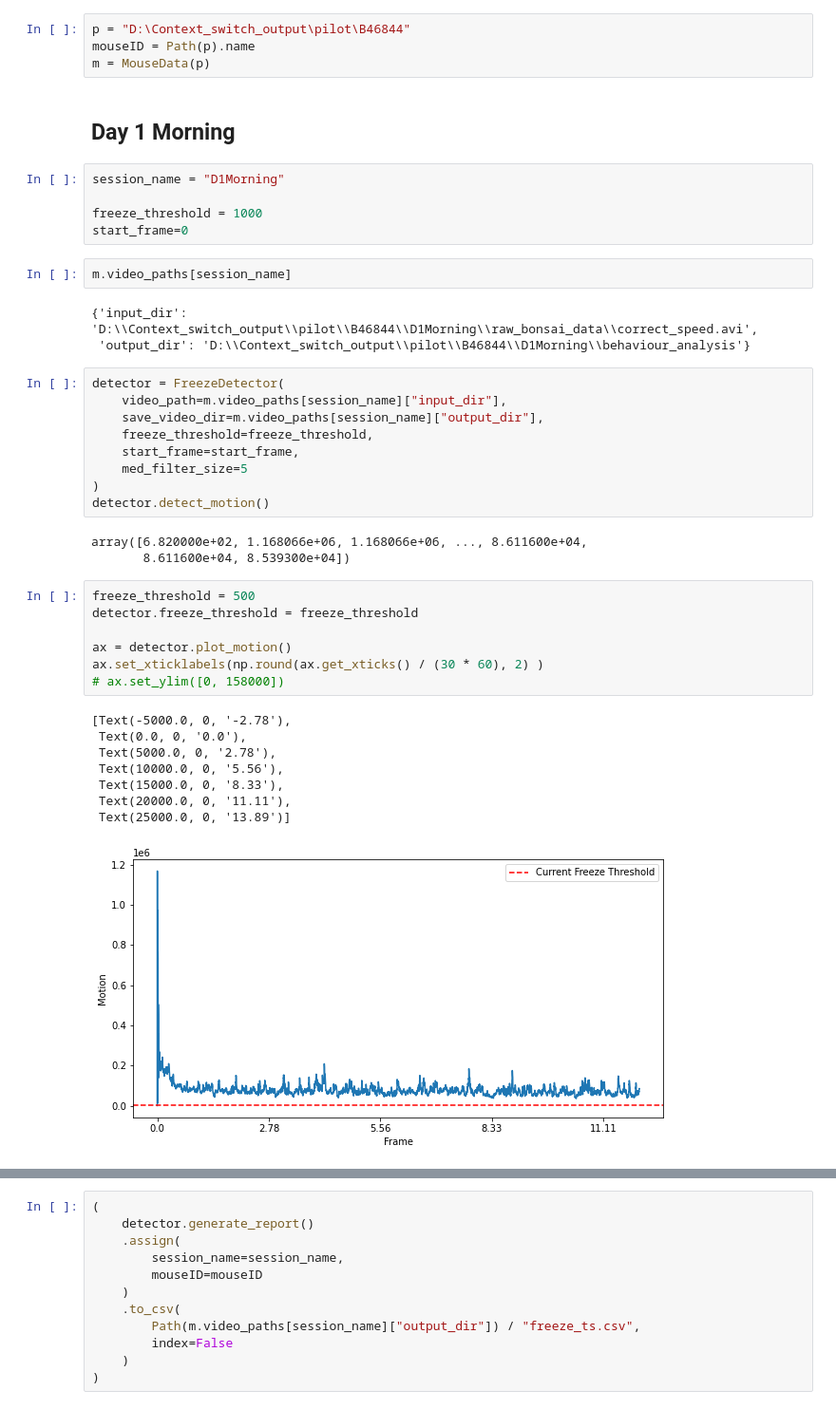
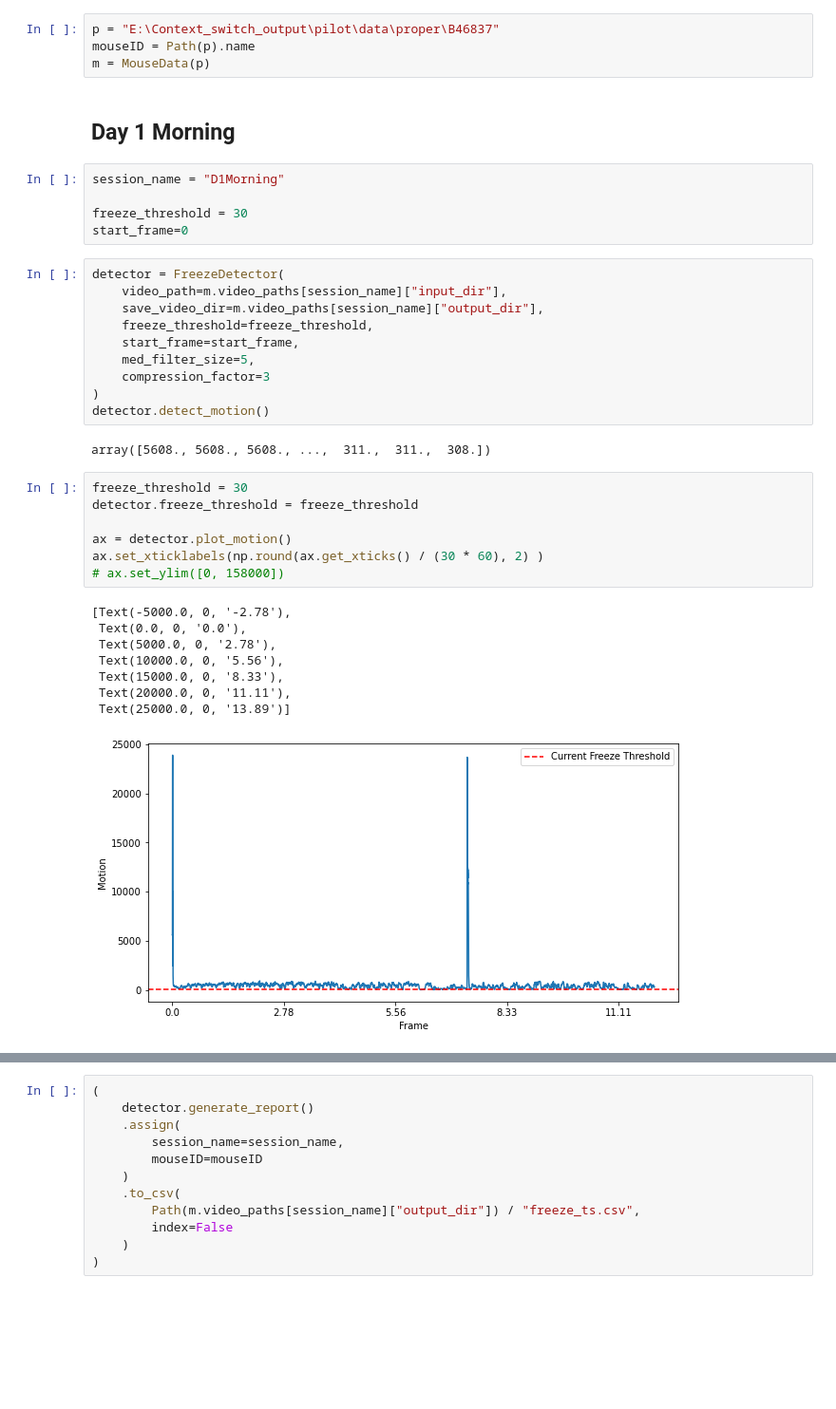
Before and after one commit to Ruairi-osul/context, a Jupyter notebook: behavioural_analysis/notebooks/Freeze Detection.ipynb, the cells around one changed output, grey strips where cells are left out. Shown at 95% size. Drawn from its saved outputs; the diff is of its cells as text; blank space fills up the shorter version.

```diff
--- a/behavioural_analysis/notebooks/Freeze Detection.ipynb
+++ b/behavioural_analysis/notebooks/Freeze Detection.ipynb
@@ -29,7 +29,7 @@ class MouseData:
             out[session_name] = {"input_dir": str(session_videos[0]), "output_dir": str(output_dir)}
         return out
 # %%
-p = "D:\Context_switch_output\pilot\B46844"
+p = "E:\Context_switch_output\pilot\data\proper\B46837"
 mouseID = Path(p).name
 m = MouseData(p)
 # %% [markdown]
@@ -37,41 +37,36 @@ m = MouseData(p)
 # %%
 session_name = "D1Morning"
 
-freeze_threshold = 1000
+freeze_threshold = 30
 start_frame=0
-# %%
-m.video_paths[session_name]
-# %% [output]
-{'input_dir': 'D:\\Context_switch_output\\pilot\\B46844\\D1Morning\\raw_bonsai_data\\correct_speed.avi',
- 'output_dir': 'D:\\Context_switch_output\\pilot\\B46844\\D1Morning\\behaviour_analysis'}
 # %%
 detector = FreezeDetector(
     video_path=m.video_paths[session_name]["input_dir"],
     save_video_dir=m.video_paths[session_name]["output_dir"],
     freeze_threshold=freeze_threshold,
     start_frame=start_frame,
-    med_filter_size=5
+    med_filter_size=5,
+    compression_factor=3
 )
 detector.detect_motion()
 # %% [output]
-array([6.820000e+02, 1.168066e+06, 1.168066e+06, ..., 8.611600e+04,
-       8.611600e+04, 8.539300e+04])
+array([5608., 5608., 5608., ...,  311.,  311.,  308.])
 # %%
-freeze_threshold = 500
+freeze_threshold = 30
 detector.freeze_threshold = freeze_threshold
 
 ax = detector.plot_motion()
 ax.set_xticklabels(np.round(ax.get_xticks() / (30 * 60), 2) )
 # ax.set_ylim([0, 158000])
 # %% [output]
 [Text(-5000.0, 0, '-2.78'),
  Text(0.0, 0, '0.0'),
  Text(5000.0, 0, '2.78'),
  Text(10000.0, 0, '5.56'),
  Text(15000.0, 0, '8.33'),
  Text(20000.0, 0, '11.11'),
  Text(25000.0, 0, '13.89')]
-[figure, old version]
+[figure, new version]
 # %%
 # set new threshold based on the plot, if need be
 detector.detect_freezes(freeze_threshold=freeze_threshold)
```
Also changed, not shown: parts of 20 cells of this notebook, 2 other files.
